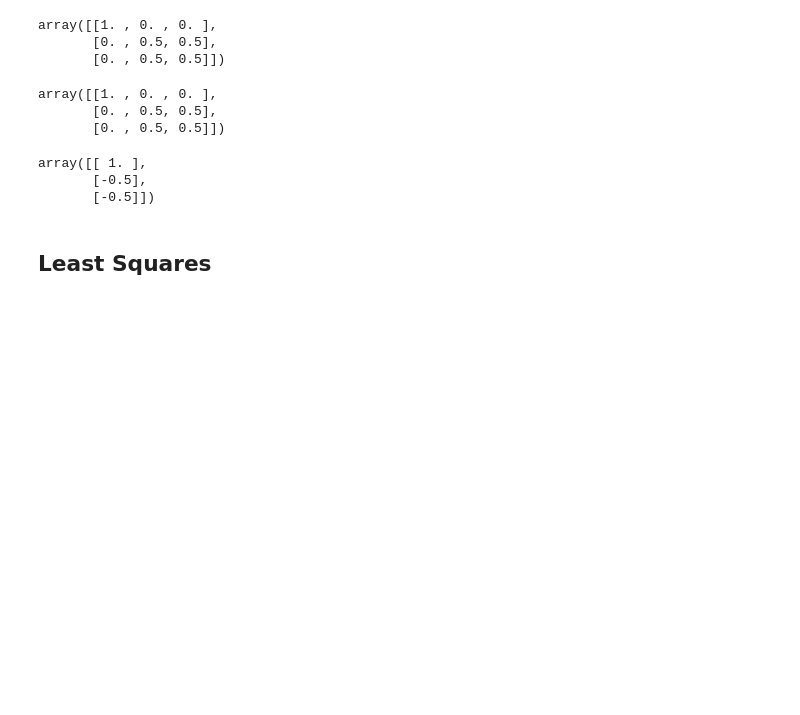
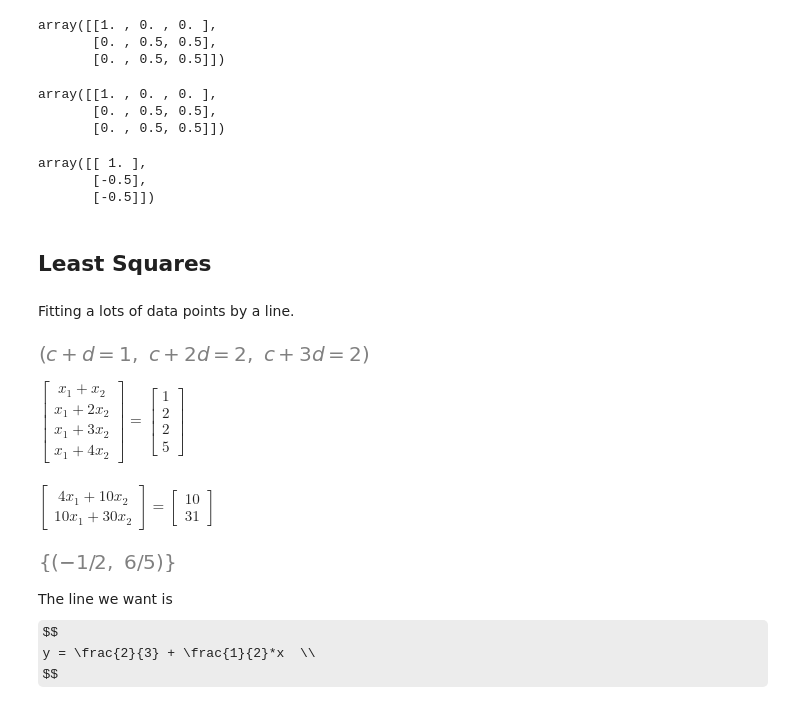
Before and after one commit to zhoujing204/linear-algebra, a Jupyter notebook: gilbert-strang/lec15-projections.ipynb, the cells around one changed output. Drawn from its saved outputs; the diff is of its cells as text; code cells hidden in the pictures; some formulas as TeX source; blank space fills up the shorter version.

```diff
--- a/gilbert-strang/lec15-projections.ipynb
+++ b/gilbert-strang/lec15-projections.ipynb
@@ -392,3 +424,5 @@ fig.update_layout(title='Flat Surface', autosize=False,
 fig.show()
 # %% [markdown]
 ## Least Squares
+# %% [markdown]
+Fitting a lots of data points by a line.
@@ -394,0 +437,37 @@ fig.show()
+# %%
+# fitting d1, d2, d4 by a line: y = dx+c
+y, d, x, c = symbols("y d x c")
+
+# we can list some equations,
+# but we don't have solution for these equations.
+eq1 = Eq(c + d, 1)
+eq2 = Eq(c + 2*d, 2)
+eq3 = Eq(c + 3*d, 2)
+eq1, eq2, eq3
+# %% [output]
+[figure, added]
+# %%
+# Matrix form of the equations
+A, x_hat, b, x1, x2 = symbols("A x_hat b x1 x2")
+A = Matrix([[1, 1], [1, 2], [1, 3], [1, 4]])
+b = Matrix([1, 2, 2, 5])
+x_hat = Matrix([x1, x2])
+eqm = Eq(A * x_hat, b)
+eqm
+# %% [output]
+$\displaystyle \left[\begin{matrix}x_{1} + x_{2}\\x_{1} + 2 x_{2}\\x_{1} + 3 x_{2}\\x_{1} + 4 x_{2}\end{matrix}\right] = \left[\begin{matrix}1\\2\\2\\5\end{matrix}\right]$
+# %%
+eqp = Eq(A.T * A * x_hat, A.T * b)
+eqp
+# %% [output]
+$\displaystyle \left[\begin{matrix}4 x_{1} + 10 x_{2}\\10 x_{1} + 30 x_{2}\end{matrix}\right] = \left[\begin{matrix}10\\31\end{matrix}\right]$
+# %%
+result = linsolve(Matrix([A.T * A * x_hat - A.T * b]), (x1, x2))
+result
+# %% [output]
+[figure, added]
+# %% [markdown]
+The line we want is
+$$
+y = \frac{2}{3} + \frac{1}{2}*x  \\
+$$
```
Also changed, not shown: parts of 8 cells of this notebook, 1 other file.
